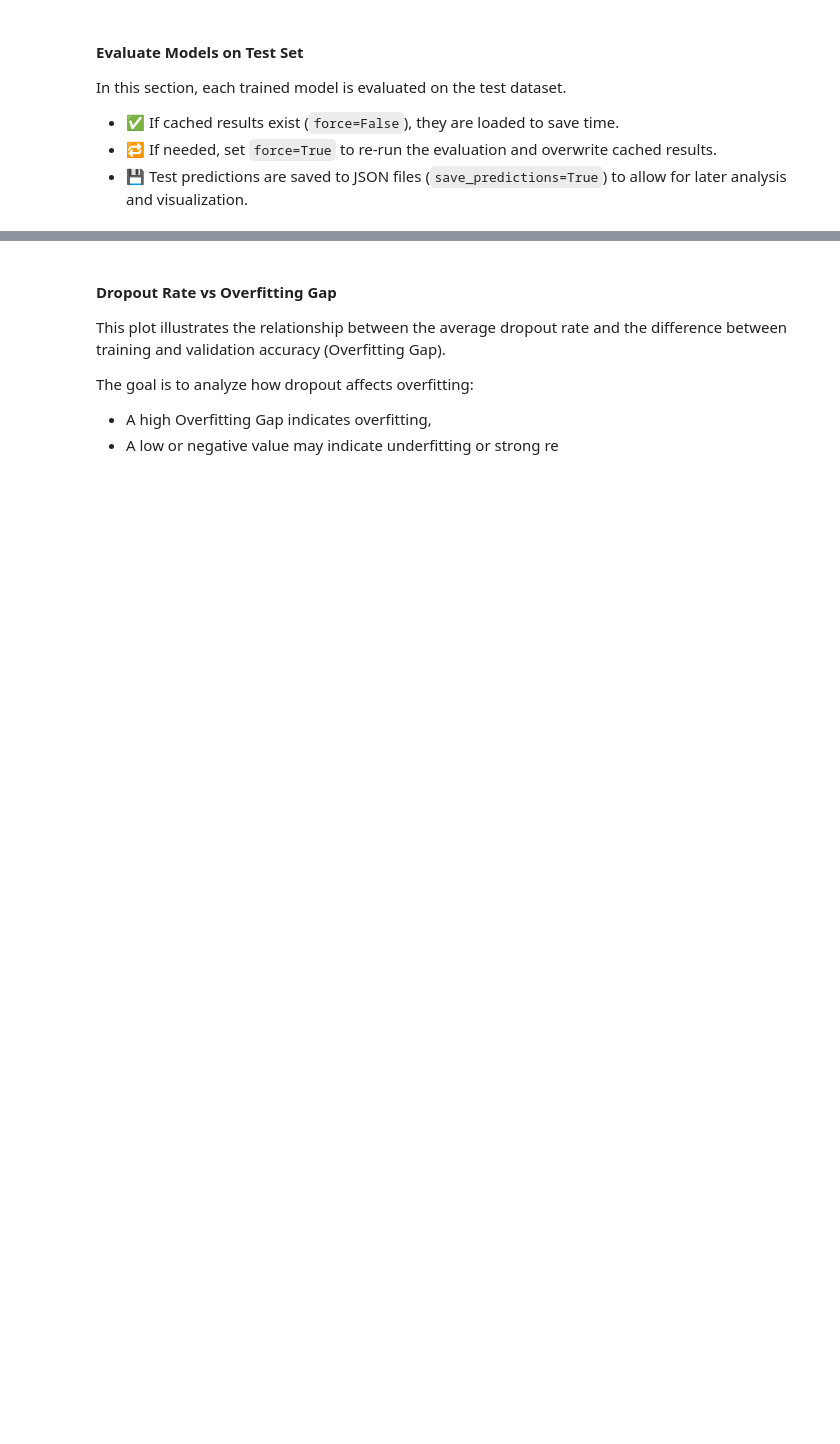
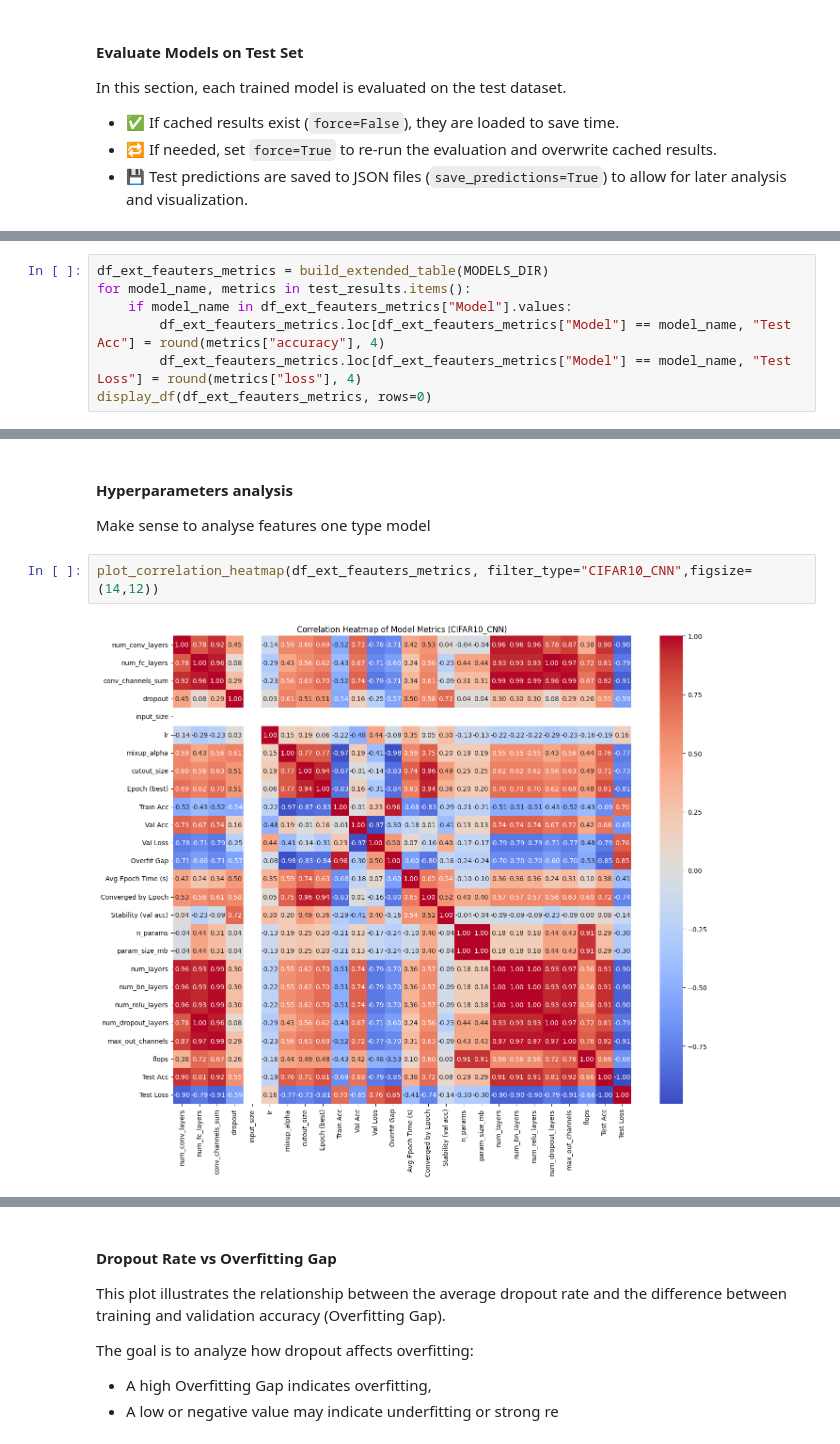
Before and after one commit to ayri77/CIFAR10-Torch-Classifier, a Jupyter notebook: notebooks/compare models.ipynb, the cells around one changed output, grey strips where cells are left out. Cells and saved outputs as stored; diff of their text form; blank space fills up the shorter version.

```diff
--- a/notebooks/compare models.ipynb
+++ b/notebooks/compare models.ipynb
@@ -135,0 +156,7 @@ plot_val_vs_test_acc(df_models)
+# %%
+df_ext_feauters_metrics = build_extended_table(MODELS_DIR)
+for model_name, metrics in test_results.items():
+    if model_name in df_ext_feauters_metrics["Model"].values:
+        df_ext_feauters_metrics.loc[df_ext_feauters_metrics["Model"] == model_name, "Test Acc"] = round(metrics["accuracy"], 4)
+        df_ext_feauters_metrics.loc[df_ext_feauters_metrics["Model"] == model_name, "Test Loss"] = round(metrics["loss"], 4)
+display_df(df_ext_feauters_metrics, rows=0)
@@ -135,0 +180,8 @@ plot_val_vs_test_acc(df_models)
+# %% [markdown]
+#### Hyperparameters analysis
+
+Make sense to analyse features one type model
+# %%
+plot_correlation_heatmap(df_ext_feauters_metrics, filter_type="CIFAR10_CNN",figsize=(14,12))
+# %% [output]
+[figure, added]
```
Also changed, not shown: parts of 17 cells of this notebook, 30 other files.
